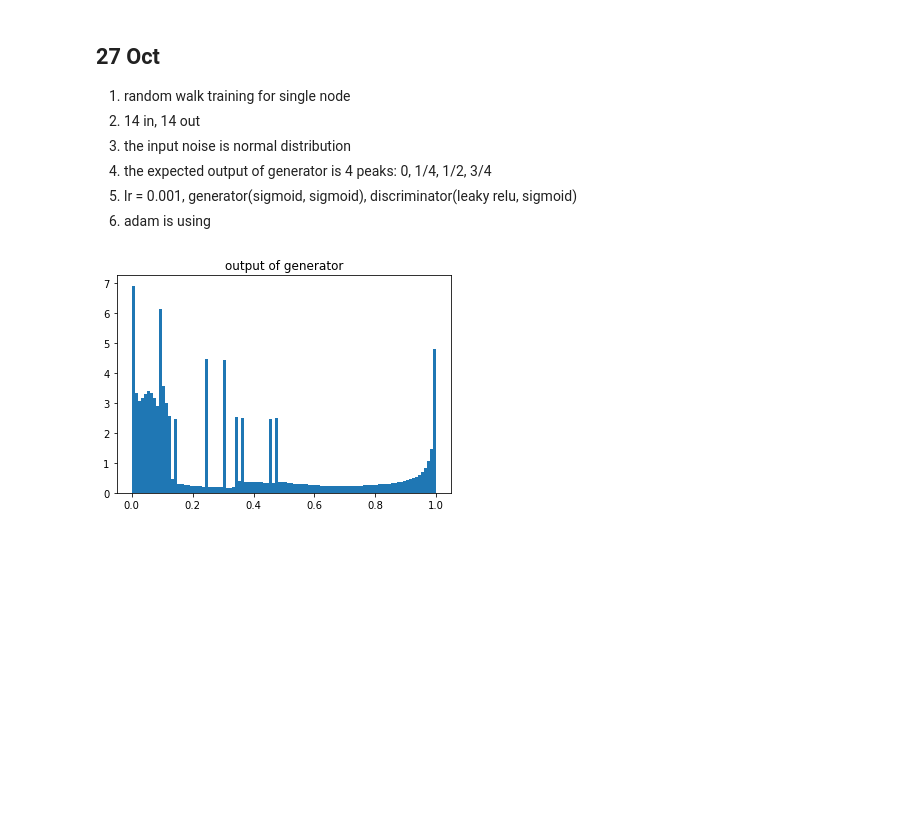
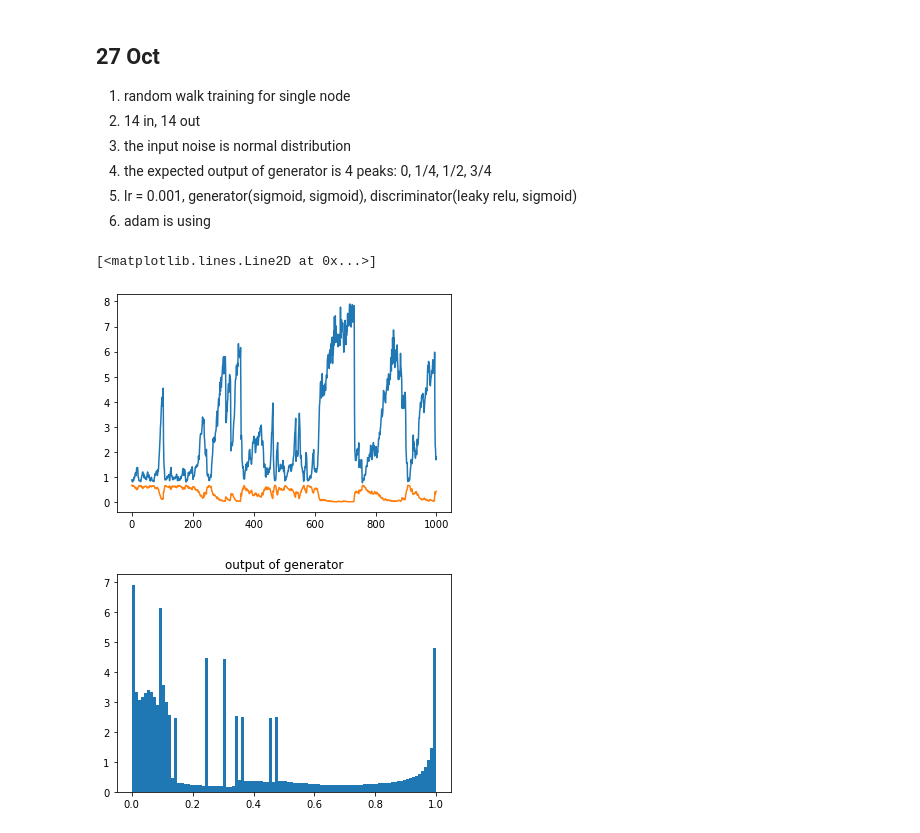
Before and after one commit to DengNaichen/gansForPolymer, a Jupyter notebook: Naicheng/res/log.ipynb, the cells around one changed output. Cells and saved outputs as stored; diff of their text form; code cells hidden in the pictures; blank space fills up the shorter version.

```diff
--- a/Naicheng/res/log.ipynb
+++ b/Naicheng/res/log.ipynb
@@ -21,3 +33,9 @@ generator = single_node.GeneratorNet(14, 14)
+# %%
+plt.plot(c)
+plt.plot(d)
+# %% [output]
+[<matplotlib.lines.Line2D at 0x...>]
+[figure, added]
 # %%
 def check_output_hist(gen, number_bin, z_dim, num_polymer, epoch):
 
```
Also changed, not shown: parts of 6 cells of this notebook, 23 other files.
